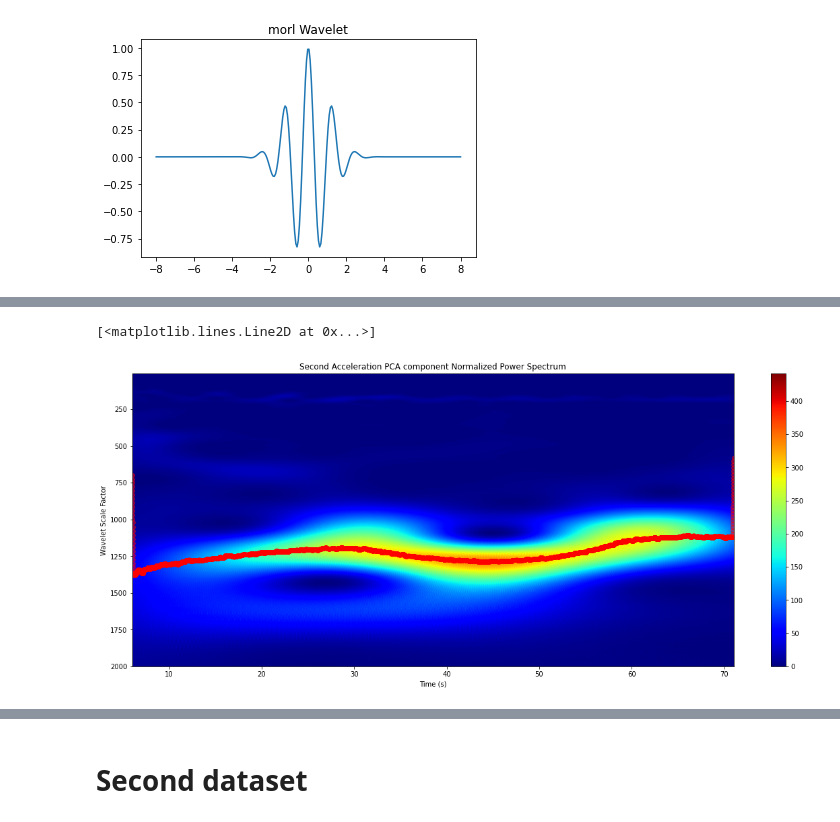
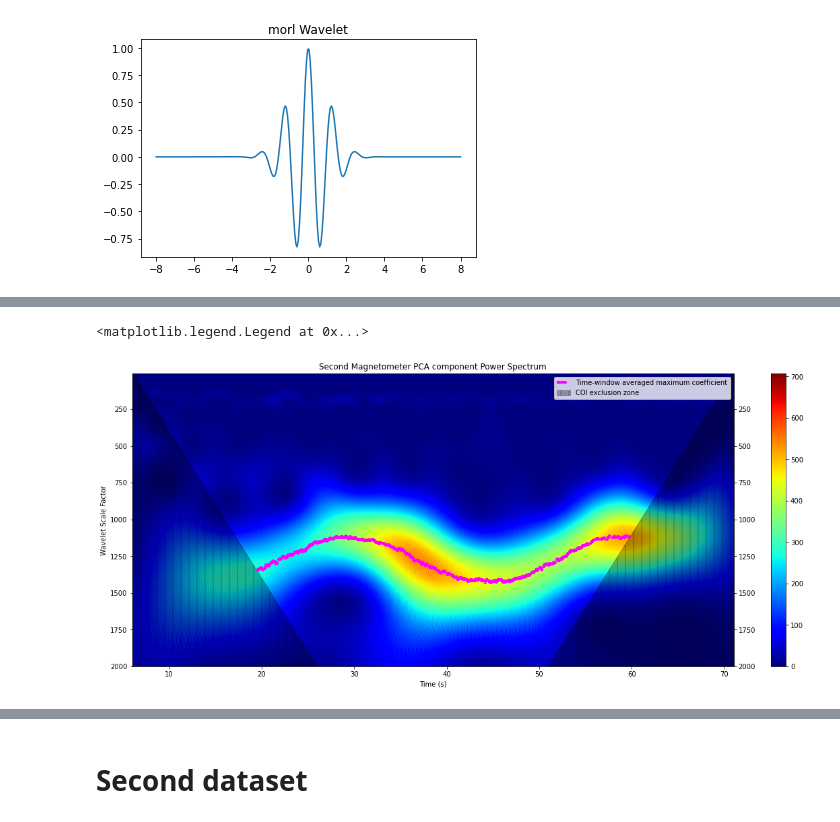
Before and after one commit to zanocrate/LCP_projects_Y4, a Jupyter notebook: Project.ipynb, the cells around one changed output, grey strips where cells are left out. Cells and saved outputs as stored; diff of their text form; code cells hidden in the pictures.

```diff
--- a/Project.ipynb
+++ b/Project.ipynb
@@ -502,24 +568,17 @@ def get_COI_curve(coefs,B):
-# %%
-power_spectrum = np.abs(coefs)**2
-
-# mettere a posto normalizzazione rispetto a rumore
-var_data=np.var(data_in)
-power_spectrum_normalized = power_spectrum/var_data
-
-fig,ax=make_spectrogram(power_spectrum,scales,df.index,'Second Acceleration PCA component Normalized Power Spectrum')
-
-(y,x)=np.where(power_spectrum_normalized>3*var_data)
-
-scale_max=np.argmax(power_spectrum_normalized,axis=0)
-
-s_coi=get_COI_curve(coefs,5)
-
-
-N=50
-scales_max_avrg=np.convolve(scales[scale_max], np.ones(N)/N,mode='same')
-ax.plot(df.index,scales_max_avrg,'ro',alpha=0.5)
-# ax.plot(df.index,s_coi)
-# %% [output]
-[<matplotlib.lines.Line2D at 0x...>]
-[figure, removed]
+# %%
+# mettere a posto normalizzazione rispetto a rumore
+var_data=np.var(data_in)
+power_spectrum_normalized = power_spectrum/var_data
+(y,x)=np.where(power_spectrum_normalized>3*var_data)
+
+
+fig,ax=make_spectrogram(power_spectrum,scales,df.index,'Second Magnetometer PCA component Power Spectrum')
+ax=plot_coi_over_spectrogram(ax,B,scales,sampling_rate,df.index.values)
+scales_max_avrg,mask=peak_seeking(power_spectrum,B,scales,sampling_rate,df.index.values)
+ax.plot(df.index.values[mask],scales_max_avrg[mask],linestyle='--',linewidth=4,color='magenta',label='Time-window averaged maximum coefficient')
+
+ax.legend()
+# %% [output]
+<matplotlib.legend.Legend at 0x...>
+[figure, added]
 # %%
```
Also changed, not shown: parts of 23 cells of this notebook.
